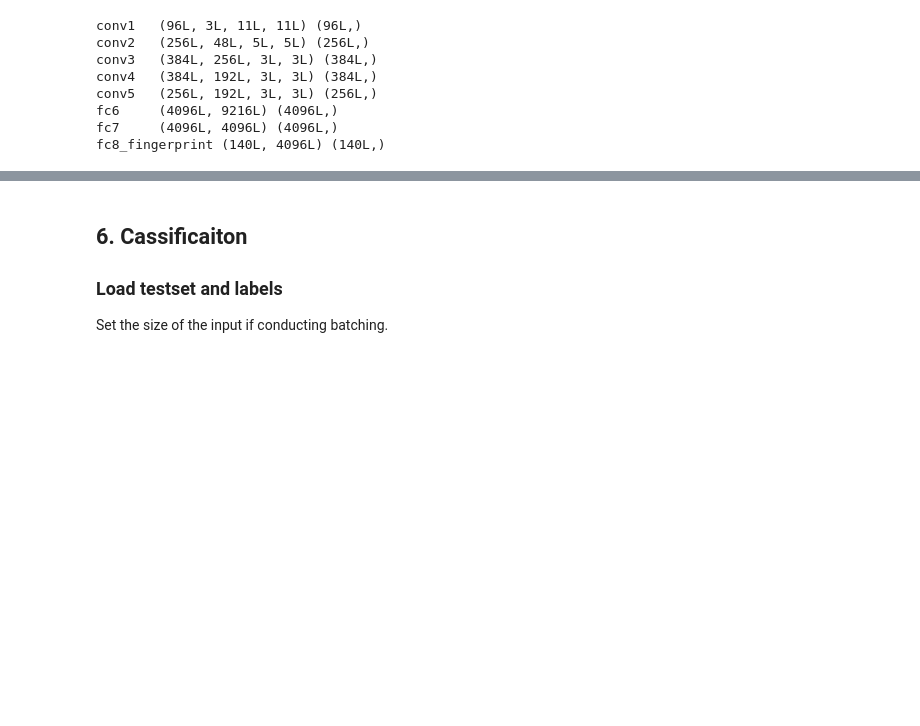
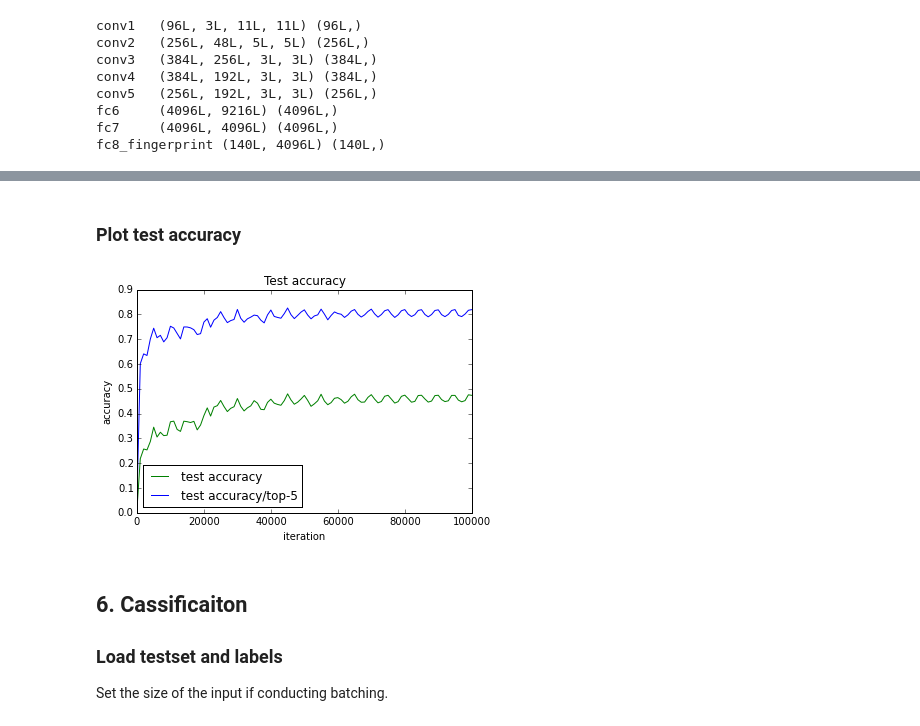
Before and after one commit to THU-HCI2016-MLGroup/FingerprintOnPaintings, a Jupyter notebook: Fingerprint on Paintings.ipynb, the cells around one changed output, grey strips where cells are left out. Cells and saved outputs as stored; diff of their text form; code cells hidden in the pictures; blank space fills up the shorter version.

```diff
--- a/Fingerprint on Paintings.ipynb
+++ b/Fingerprint on Paintings.ipynb
@@ -89,0 +100,25 @@ fc8_fingerprint (140L, 4096L) (140L,)
+# %%
+f1 = open(LOG_PREFIX+'.train')
+f2 = open(LOG_PREFIX+'.test')
+header1 = f1.readline().rstrip().split(',')
+header2 = f2.readline().rstrip().split(',')
+x1 = []
+x2 = []
+y1 = []
+y2 = []
+y3 = []
+y4 = []
+for s in f1:
+    if s != [''] and s != '\n':
+        l = s.rstrip('\n\r').split(',')
+        if float(l[0])%1000 != 0:
+            continue
+        x1.append(l[0])
+        y1.append(l[3])
+for s in f2:
+    if s != [''] and s != '\n':
+        l = s.rstrip('\n\r').split(',')
+        x2.append(l[0])
+        y2.append(l[3])
+        y3.append(l[4])
+        y4.append(l[5])
@@ -96,3 +160,15 @@ fc8_fingerprint (140L, 4096L) (140L,)
+# %% [markdown]
+### Plot test accuracy
+# %%
+pyplot.plot(x2, y2, 'g', label = 'test '+header2[3])
+pyplot.plot(x2, y3, 'b', label ='test '+header2[4])
+pyplot.legend(loc = 'best')
+pyplot.title('Test accuracy')
+pyplot.xlabel('iteration')
+pyplot.ylabel('accuracy')
+plt.show()
+# %% [output]
+[figure, added]
 # %% [markdown]
 ## 6. Cassificaiton
 ### Load testset and labels
```
Also changed, not shown: parts of 14 cells of this notebook, 1 other file.
